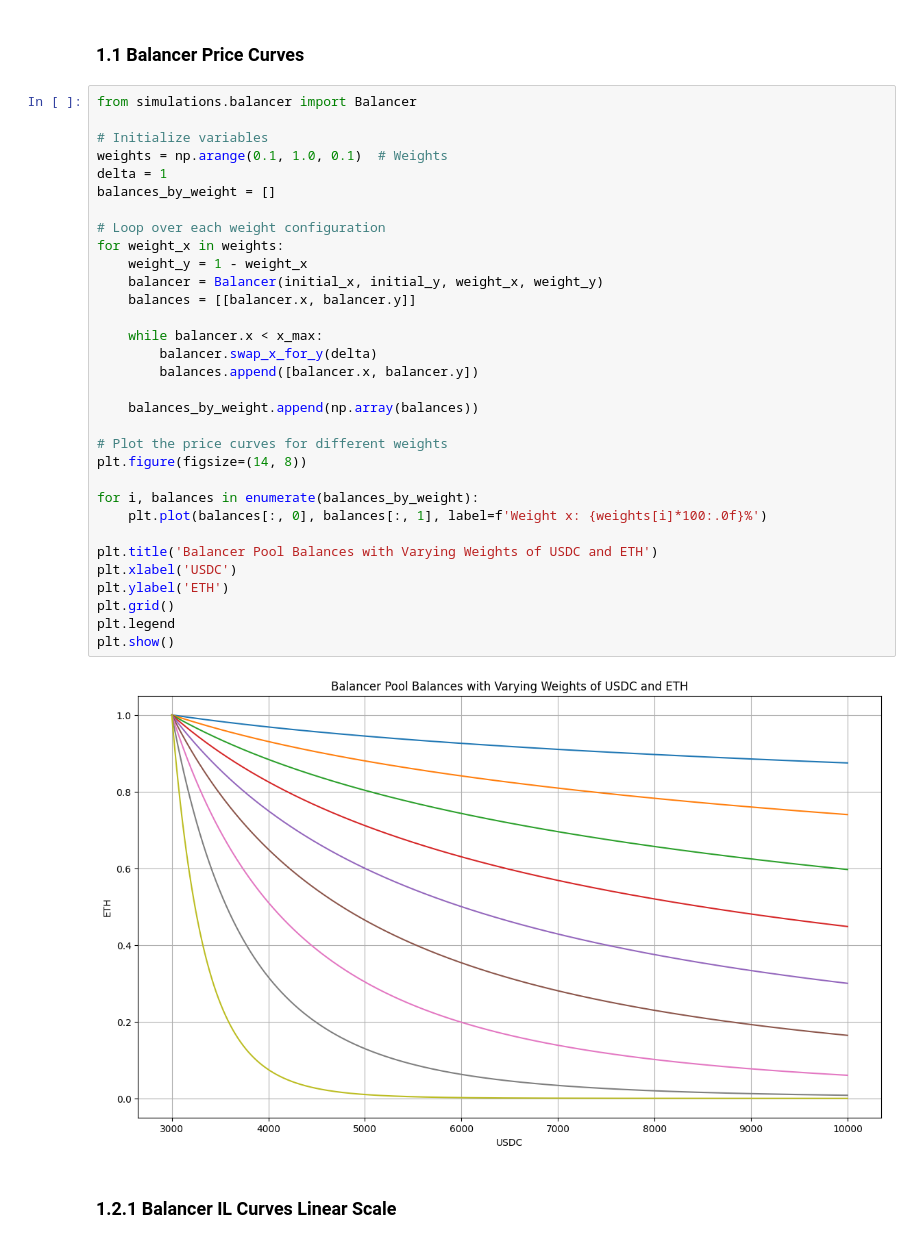
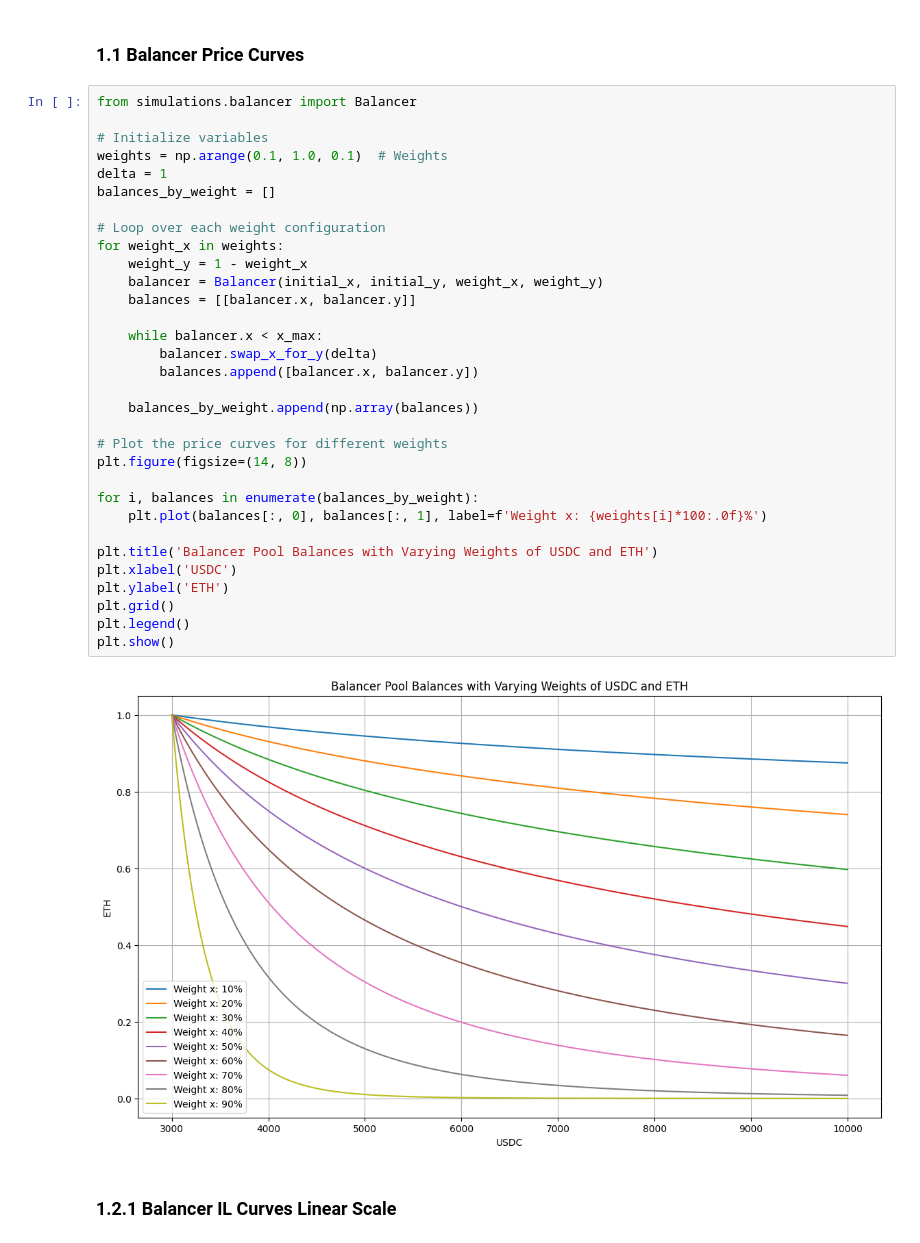
Before and after one commit to alexcraig043/math-86-final-project, a Jupyter notebook: main.ipynb, the cells around one changed output. Cells and saved outputs as stored; diff of their text form.

```diff
--- a/main.ipynb
+++ b/main.ipynb
@@ -77,35 +77,35 @@ from simulations.balancer import Balancer
 
 # Initialize variables
 weights = np.arange(0.1, 1.0, 0.1)  # Weights
 delta = 1
 balances_by_weight = []
 
 # Loop over each weight configuration
 for weight_x in weights:
     weight_y = 1 - weight_x
     balancer = Balancer(initial_x, initial_y, weight_x, weight_y)
     balances = [[balancer.x, balancer.y]]
 
     while balancer.x < x_max:
         balancer.swap_x_for_y(delta)
         balances.append([balancer.x, balancer.y])
 
     balances_by_weight.append(np.array(balances))
 
 # Plot the price curves for different weights
 plt.figure(figsize=(14, 8))
 
 for i, balances in enumerate(balances_by_weight):
     plt.plot(balances[:, 0], balances[:, 1], label=f'Weight x: {weights[i]*100:.0f}%')
 
 plt.title('Balancer Pool Balances with Varying Weights of USDC and ETH')
 plt.xlabel('USDC')
 plt.ylabel('ETH')
 plt.grid()
-plt.legend
+plt.legend()
 plt.show()
 # %% [output]
-[figure, old version]
+[figure, new version]
 # %% [markdown]
 ### 1.2.1 Balancer IL Curves Linear Scale
 # %%
```
Also changed, not shown: parts of 2 cells of this notebook.
